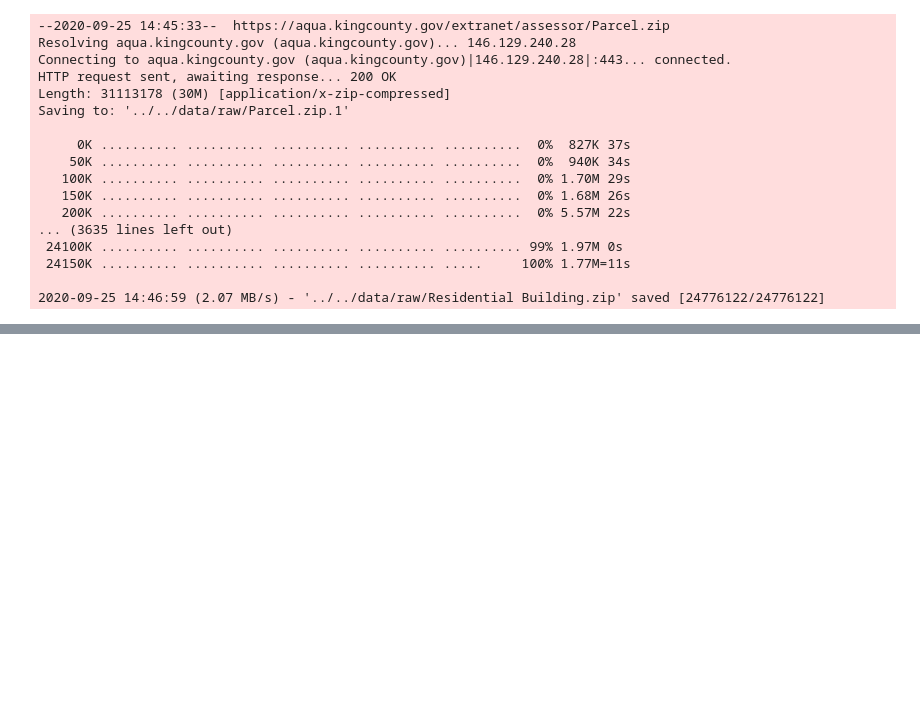
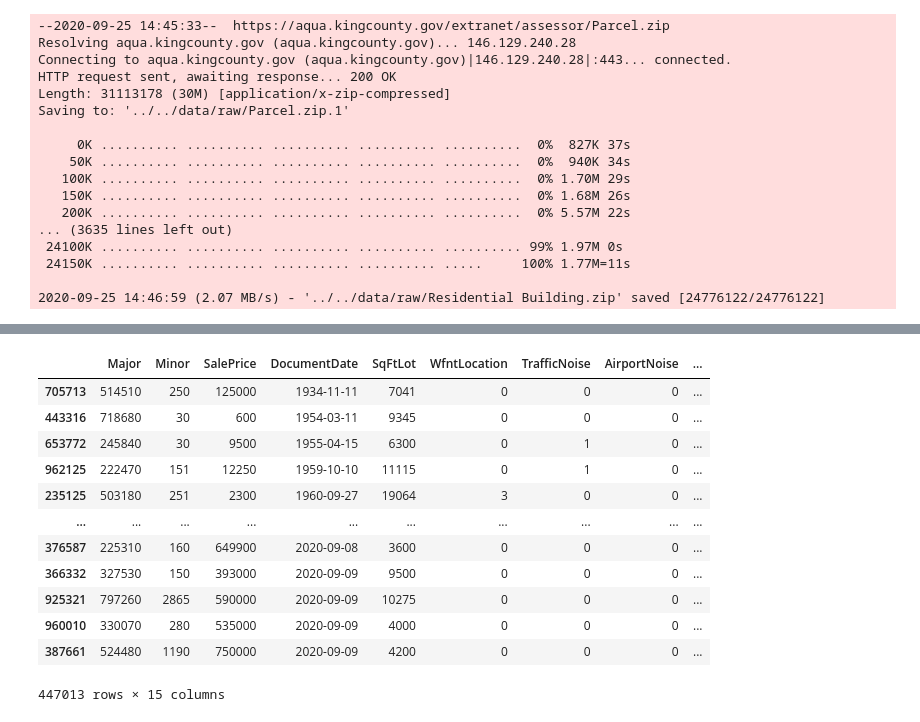
Before and after one commit to angelicacodes/phase_2_project_chicago-sf-seattle-ds-082420, a Jupyter notebook: notebooks/eda/Sindhu_EDA.ipynb, the cells around one changed output, grey strips where cells are left out. Cells and saved outputs as stored; diff of their text form; code cells hidden in the pictures; blank space fills up the shorter version.

```diff
--- a/notebooks/eda/Sindhu_EDA.ipynb
+++ b/notebooks/eda/Sindhu_EDA.ipynb
@@ -46,0 +80,3 @@ residential_building.head()
+# %%
+# Residential Buiding Filter For Necessary Columns
+residential_building = residential_building[['Major', 'Minor', 'NbrLivingUnits', 'SqFtTotLiving', 'SqFtOpenPorch', 'SqFtEnclosedPorch']]
@@ -46,0 +113,17 @@ residential_building.head()
+# %%
+df = buildings_df.sort_values('DocumentDate')
+df
+# %% [output]
+|  | Major | Minor | SalePrice | DocumentDate | SqFtLot | WfntLocation | TrafficNoise | AirportNoise | ... |
+| 705713 | 514510 | 250 | 125000 | 1934-11-11 | 7041 | 0 | 0 | 0 | ... |
+| 443316 | 718680 | 30 | 600 | 1954-03-11 | 9345 | 0 | 0 | 0 | ... |
+| 653772 | 245840 | 30 | 9500 | 1955-04-15 | 6300 | 0 | 1 | 0 | ... |
+| 962125 | 222470 | 151 | 12250 | 1959-10-10 | 11115 | 0 | 1 | 0 | ... |
+| 235125 | 503180 | 251 | 2300 | 1960-09-27 | 19064 | 3 | 0 | 0 | ... |
+| ... | ... | ... | ... | ... | ... | ... | ... | ... | ... |
+| 376587 | 225310 | 160 | 649900 | 2020-09-08 | 3600 | 0 | 0 | 0 | ... |
+| 366332 | 327530 | 150 | 393000 | 2020-09-09 | 9500 | 0 | 0 | 0 | ... |
+| 925321 | 797260 | 2865 | 590000 | 2020-09-09 | 10275 | 0 | 0 | 0 | ... |
+| 960010 | 330070 | 280 | 535000 | 2020-09-09 | 4000 | 0 | 0 | 0 | ... |
+| 387661 | 524480 | 1190 | 750000 | 2020-09-09 | 4200 | 0 | 0 | 0 | ... |
+447013 rows × 15 columns
```
Also changed, not shown: parts of 14 cells of this notebook, 2 other files.
